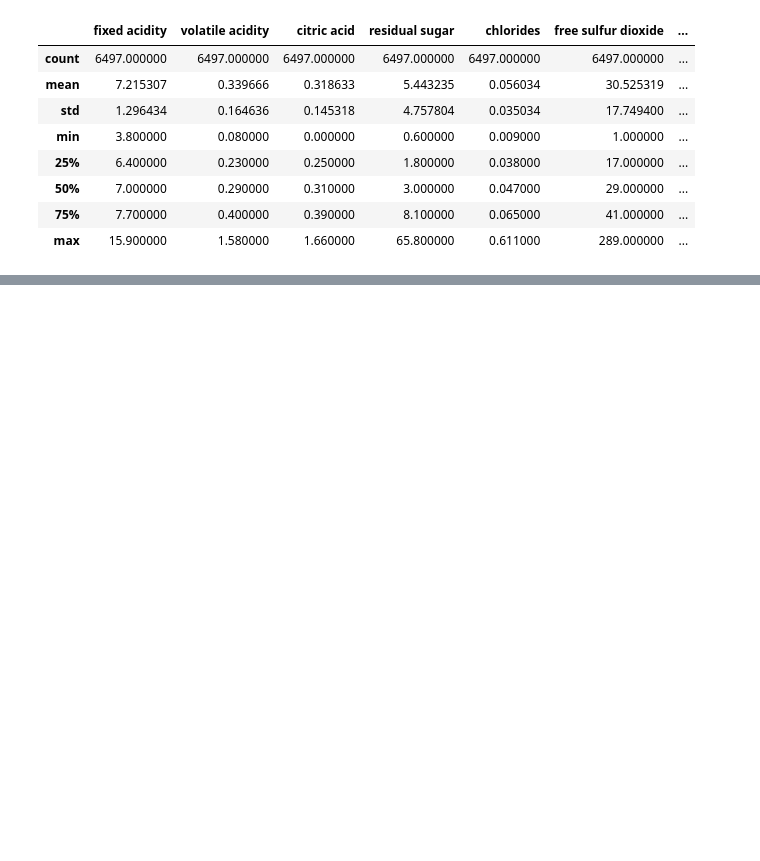
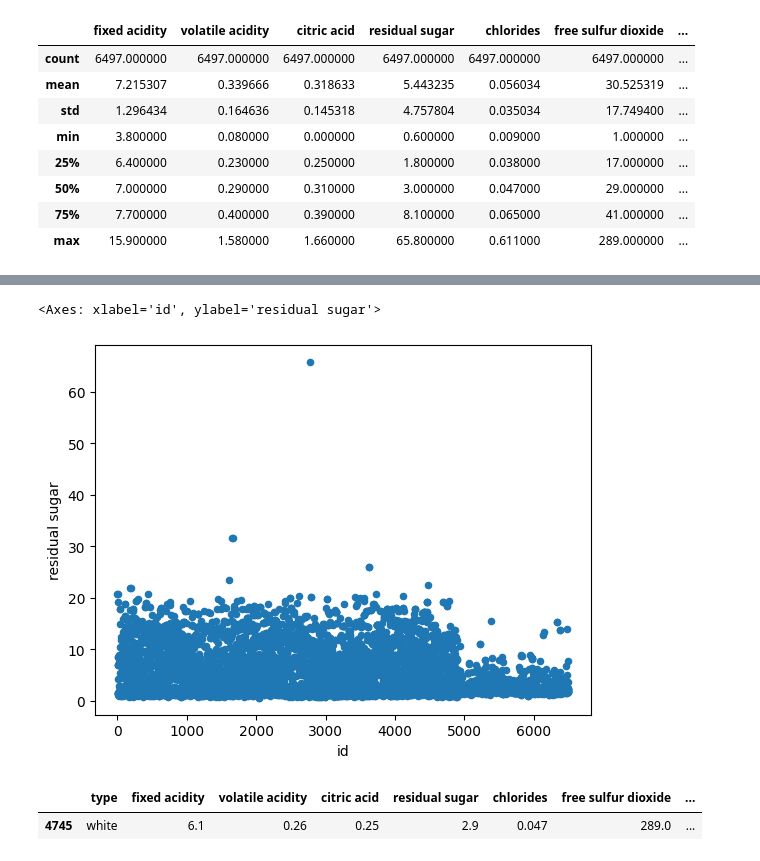
Before and after one commit to EmilijaTR/PREDICTING-THE-PRIMARY-CATEGORY-OF-WINE, a Jupyter notebook: wine-color-prediction.ipynb, the cells around one changed output, grey strips where cells are left out. Cells and saved outputs as stored; diff of their text form; code cells hidden in the pictures; blank space fills up the shorter version.

```diff
--- a/wine-color-prediction.ipynb
+++ b/wine-color-prediction.ipynb
@@ -3,3 +4,4 @@ import pandas as pd
 # %%
 wine_set_kaggle = pd.read_csv('/kaggle/input/wine-quality-data-set-red-white-wine/wine-quality-white-and-red.csv')
-#wine_set_kaggle.sample(25)
+wine_set_kaggle['id'] = pd.Series(np.arange(len(wine_set_kaggle))) + 1
+wine_set_kaggle.sample(25)
@@ -98,0 +162,5 @@ dtype: int64
+# %%
+wine_set_kaggle[['id','residual sugar']].plot(kind='scatter', x='id', y='residual sugar')
+# %% [output]
+<Axes: xlabel='id', ylabel='residual sugar'>
+[figure, added]
@@ -98,0 +170,5 @@ dtype: int64
+# %%
+wine_set_kaggle[wine_set_kaggle['free sulfur dioxide']>150]
+# %% [output]
+|  | type | fixed acidity | volatile acidity | citric acid | residual sugar | chlorides | free sulfur dioxide | ... |
+| 4745 | white | 6.1 | 0.26 | 0.25 | 2.9 | 0.047 | 289.0 | ... |
```
Also changed, not shown: parts of 23 cells of this notebook.
